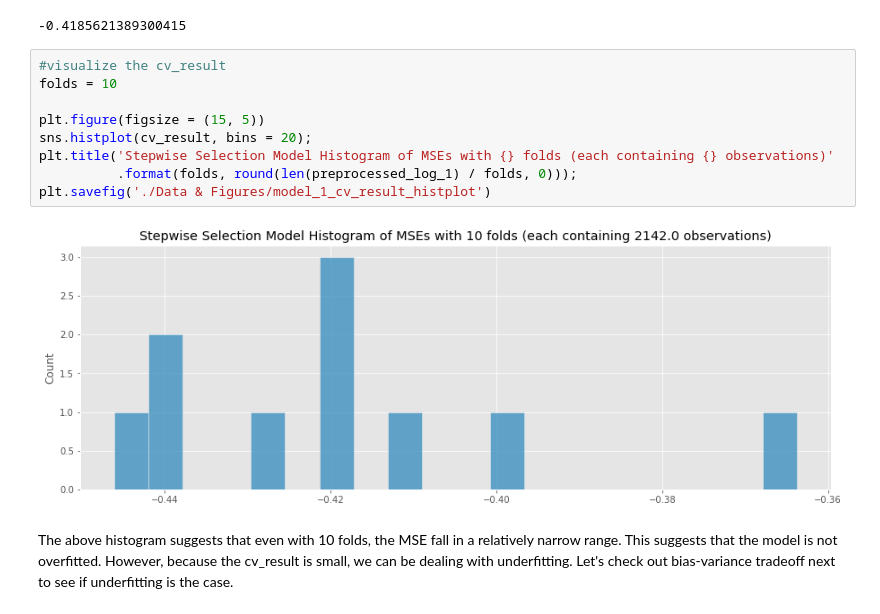
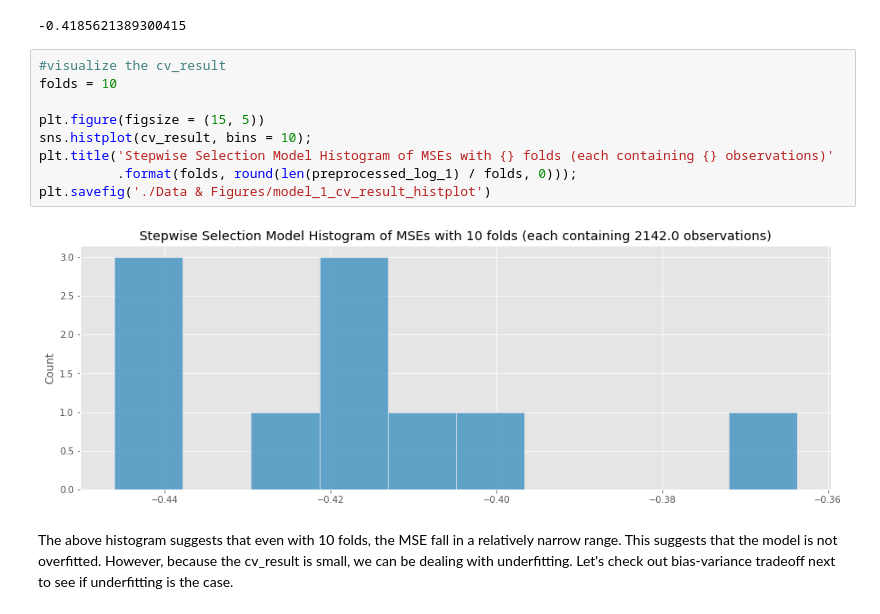
Before and after one commit to baotramduong/Portfolio_Project_Multivariate_Linear_Regression_King_County_Housing, a Jupyter notebook: Part II.B - Machine Learning with Log Transformation.ipynb, the cells around one changed output. Drawn from its saved outputs; the diff is of its cells as text.

```diff
--- a/Part II.B - Machine Learning with Log Transformation.ipynb
+++ b/Part II.B - Machine Learning with Log Transformation.ipynb
@@ -563,14 +563,14 @@ cv_result.mean()
 # %%
 #visualize the cv_result
 folds = 10
 
 plt.figure(figsize = (15, 5))
-sns.histplot(cv_result, bins = 20);
+sns.histplot(cv_result, bins = 10);
 plt.title('Stepwise Selection Model Histogram of MSEs with {} folds (each containing {} observations)'
           .format(folds, round(len(preprocessed_log_1) / folds, 0)));
 plt.savefig('./Data & Figures/model_1_cv_result_histplot')
 # %% [output]
-[figure, old version]
+[figure, new version]
 # %% [markdown]
 The above histogram suggests that even with 10 folds, the MSE fall in a relatively narrow range. This suggests that the model is not overfitted. However, because the cv_result is small, we can be dealing with underfitting. Let's check out bias-variance tradeoff next to see if underfitting is the case.
 # %% [markdown]
```
Also changed, not shown: parts of 38 cells of this notebook.
